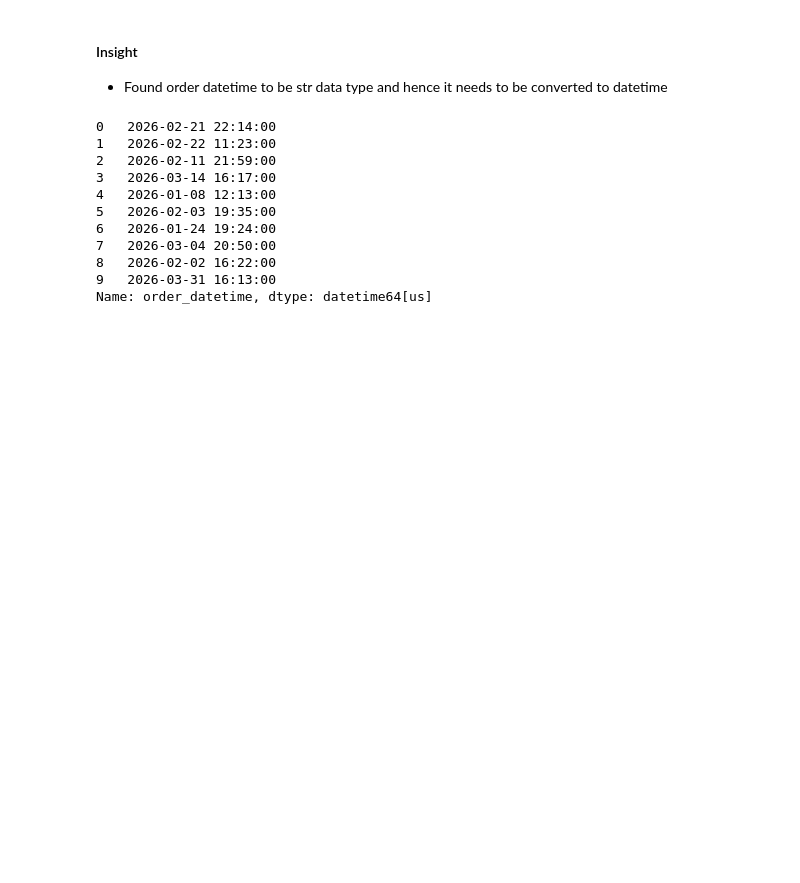
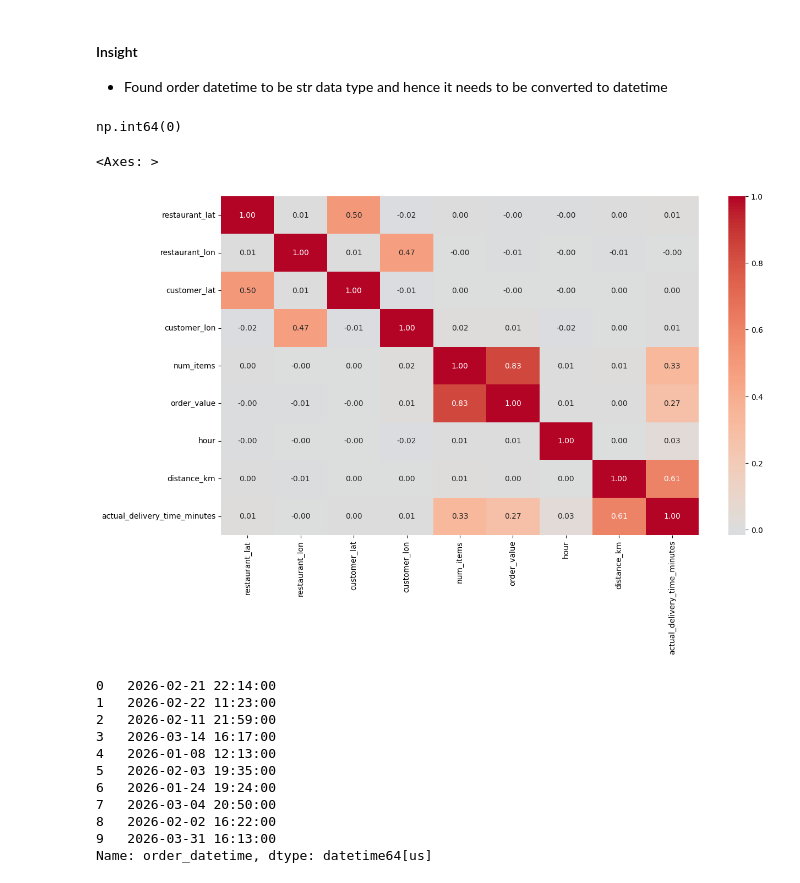
Before and after one commit to aakashascend-cell/delivery_time_prediction, a Jupyter notebook: notebooks/EDA.ipynb, the cells around one changed output. Cells and saved outputs as stored; diff of their text form; code cells hidden in the pictures; blank space fills up the shorter version.

```diff
--- a/notebooks/EDA.ipynb
+++ b/notebooks/EDA.ipynb
@@ -74,6 +76,25 @@ memory usage: 1.1 MB
 #### Insight
 
 * Found order datetime to be str data type and hence it needs to be converted to datetime
+# %%
+raw_data.duplicated().sum()
+# %% [output]
+np.int64(0)
+# %%
+numeric_data = raw_data.select_dtypes(include=[np.number])
+corr_matrix = numeric_data.corr()
+
+plt.figure(figsize = (14,8))
+sns.heatmap(
+    corr_matrix,
+    annot= True,
+    fmt = ".2f",
+    cmap = "coolwarm",
+    center = 0
+)
+# %% [output]
+<Axes: >
+[figure, added]
 # %%
 raw_data['order_datetime'] = pd.to_datetime(raw_data['order_datetime'])
 # %%
```
Also changed, not shown: parts of 10 cells of this notebook, 2 other files.
